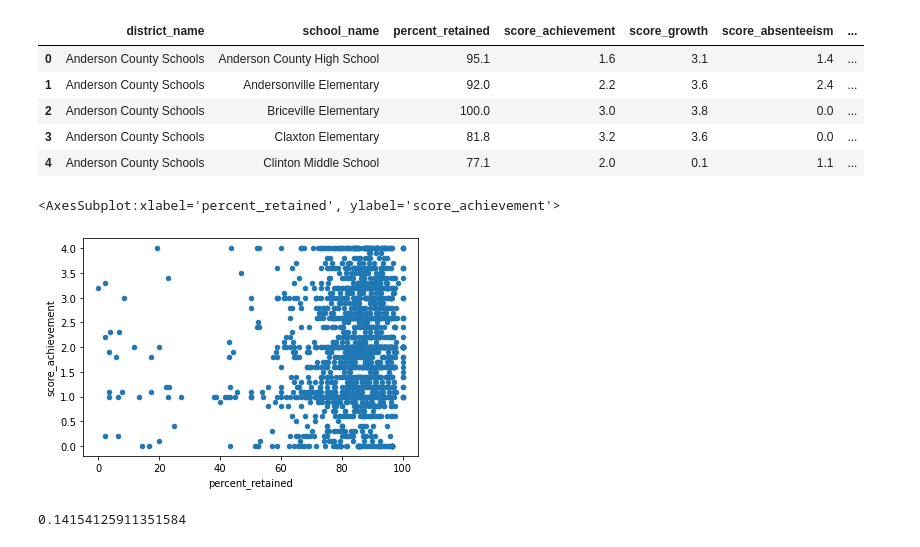
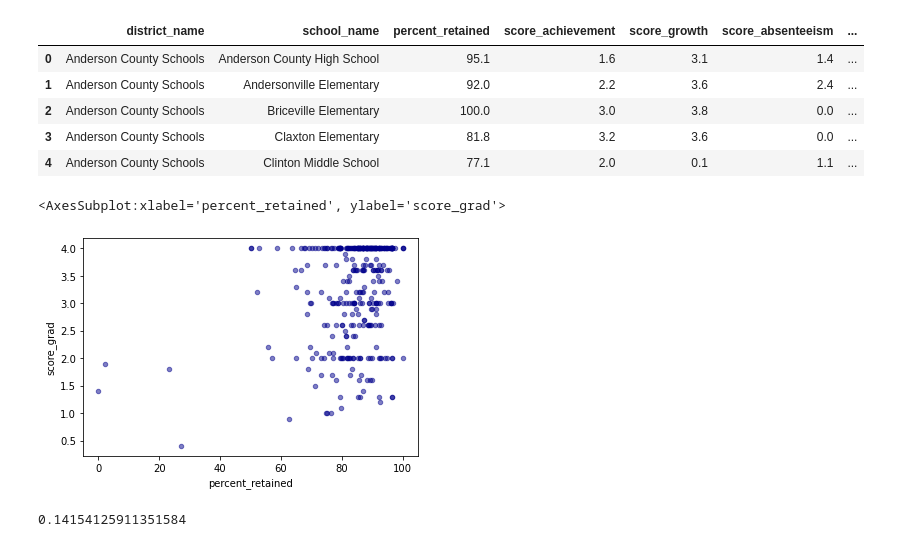
Before and after one commit to yvonnemartinez716/teacher_satisfaction_vs_student-performance, a Jupyter notebook: Notebooks/Teacher Ret by School Scatter Plot.ipynb, the cells around one changed output. Saved outputs shown, nothing was run; the diff lists cells and outputs as text; code cells hidden in the pictures.

```diff
--- a/Notebooks/Teacher Ret by School Scatter Plot.ipynb
+++ b/Notebooks/Teacher Ret by School Scatter Plot.ipynb
@@ -67,10 +67,10 @@ rc_1.head()
 | 3 | Anderson County Schools | Claxton Elementary | 81.8 | 3.2 | 3.6 | 0.0 | ... |
 | 4 | Anderson County Schools | Clinton Middle School | 77.1 | 2.0 | 0.1 | 1.1 | ... |
 # %%
-rc_1.plot.scatter(x = 'percent_retained', y = 'score_achievement' )
+rc_1.plot.scatter(x = 'percent_retained', y = 'score_grad', c='darkblue',alpha=0.5)
 # %% [output]
-<AxesSubplot:xlabel='percent_retained', ylabel='score_achievement'>
+<AxesSubplot:xlabel='percent_retained', ylabel='score_grad'>
-[figure, old version]
+[figure, new version]
 # %%
 rc_1['percent_retained'].corr(rc_1['score_achievement'])
 # %% [output]
```
Also changed, not shown: parts of 1 cell of this notebook, 3 other files.
